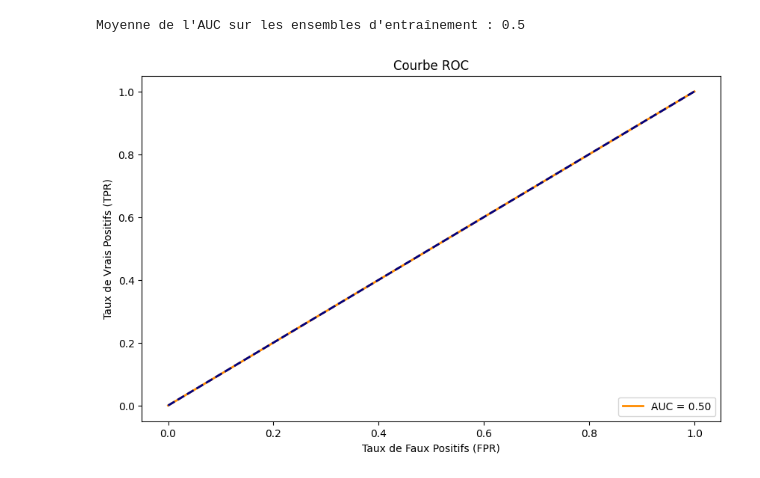
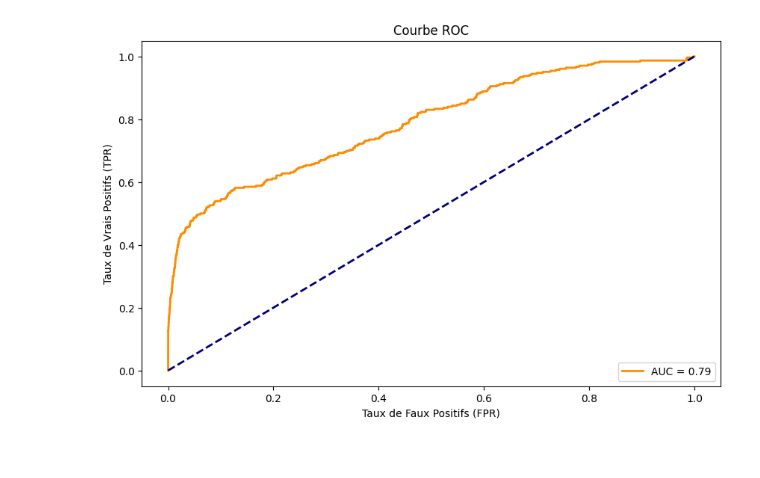
Before and after one commit to Paulin178/Machine-Learning, a Jupyter notebook: Lasso_Regression.ipynb, the cells around one changed output. Cells and saved outputs as stored; diff of their text form; code cells hidden in the pictures.

```diff
--- a/Lasso_Regression.ipynb
+++ b/Lasso_Regression.ipynb
@@ -3,10 +3,10 @@
 # %%
 # Importation des bibliothèques nécessaires
 import pandas as pd
-from sklearn.model_selection import train_test_split, cross_val_score
+from sklearn.model_selection import train_test_split, cross_val_score, GridSearchCV
 from sklearn.linear_model import Lasso
 from sklearn.preprocessing import StandardScaler, LabelEncoder
-from sklearn.metrics import accuracy_score, confusion_matrix, roc_curve, auc, precision_recall_curve
+from sklearn.metrics import roc_curve, auc
 import matplotlib.pyplot as plt
 
 # Chargement des données à partir du fichier CSV
@@ -38,40 +38,38 @@ for col in categorical_columns:
 X = data.drop('isFraud', axis=1)
 y = data['isFraud']
 
 # Division des données en ensembles d'entraînement et de test
 X_train, X_test, y_train, y_test = train_test_split(X, y, test_size=0.2, random_state=42)
 
 # Mise à l'échelle des données permet de d'assurer que chaque caractéristiques contribuent de manière équitable au modèle.
 # Normaliser des données
 scaler = StandardScaler()
 X_train_scaled = scaler.fit_transform(X_train)
 X_test_scaled = scaler.transform(X_test)
 
 # Création d'un modèle de régression Lasso
-alpha = 1.0  # Vous pouvez ajuster cette valeur en fonction de votre besoin
-model = Lasso(alpha=alpha)
+param_grid = {'alpha': [0.001, 0.01, 0.1, 1, 10, 100]}  # Essayez différentes valeurs d'alpha
+lasso_model = Lasso()
+grid_search = GridSearchCV(lasso_model, param_grid, cv=5, scoring='roc_auc')
+grid_search.fit(X_train_scaled, y_train)
 
-# Validation croisée
-cross_val_scores = cross_val_score(model, X_train_scaled, y_train, cv=5, scoring='roc_auc')
-print(f'Moyenne de l\'AUC sur les ensembles d\'entraînement : {cross_val_scores.mean()}')
+# Meilleur modèle avec le meilleur alpha
+best_lasso_model = grid_search.best_estimator_
 
-# Entraînement du modèle sur l'ensemble d'entraînement mis à l'échelle
-model.fit(X_train_scaled, y_train)
 
 # Prédictions sur l'ensemble de test
-y_pred = model.predict(X_test_scaled)
+y_pred = best_lasso_model.predict(X_test_scaled)
 
 # Affichage de la courbe ROC
 fpr, tpr, _ = roc_curve(y_test, y_pred)
 roc_auc = auc(fpr, tpr)
 plt.figure(figsize=(10, 6))
 plt.plot(fpr, tpr, color='darkorange', lw=2, label=f'AUC = {roc_auc:.2f}')
 plt.plot([0, 1], [0, 1], color='navy', lw=2, linestyle='--')
 plt.xlabel('Taux de Faux Positifs (FPR)')
 plt.ylabel('Taux de Vrais Positifs (TPR)')
 plt.title('Courbe ROC')
 plt.legend(loc='lower right')
 plt.show()
 # %% [output]
-Moyenne de l'AUC sur les ensembles d'entraînement : 0.5
-[figure, old version]
+[figure, new version]
```
